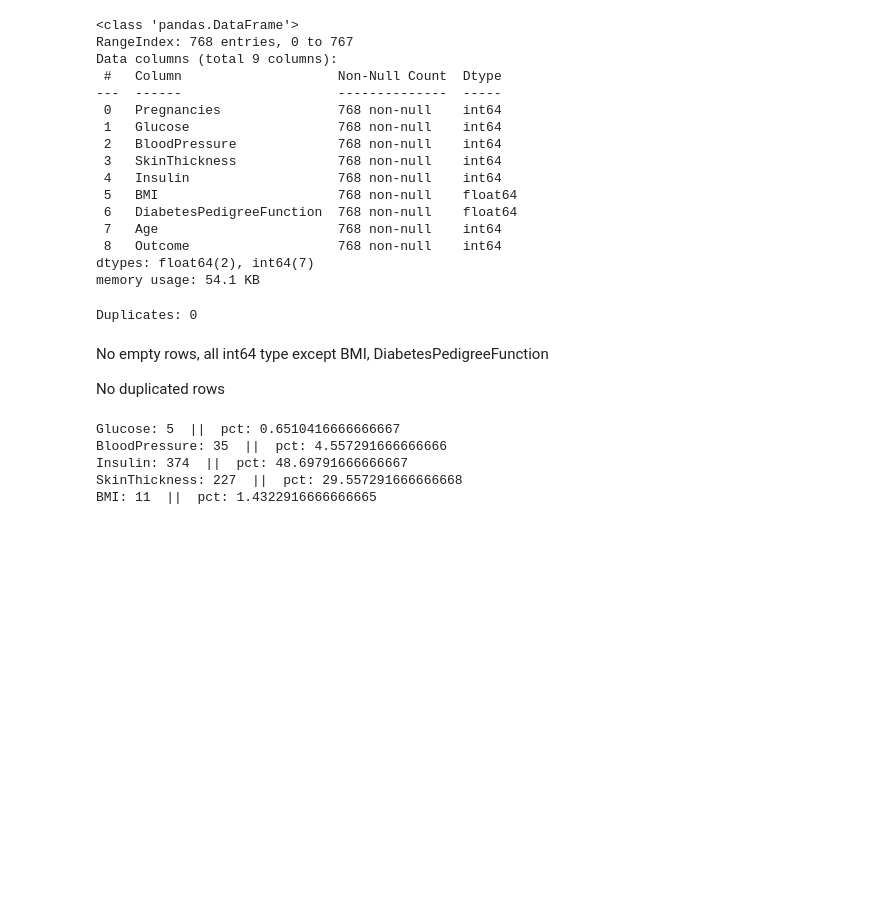
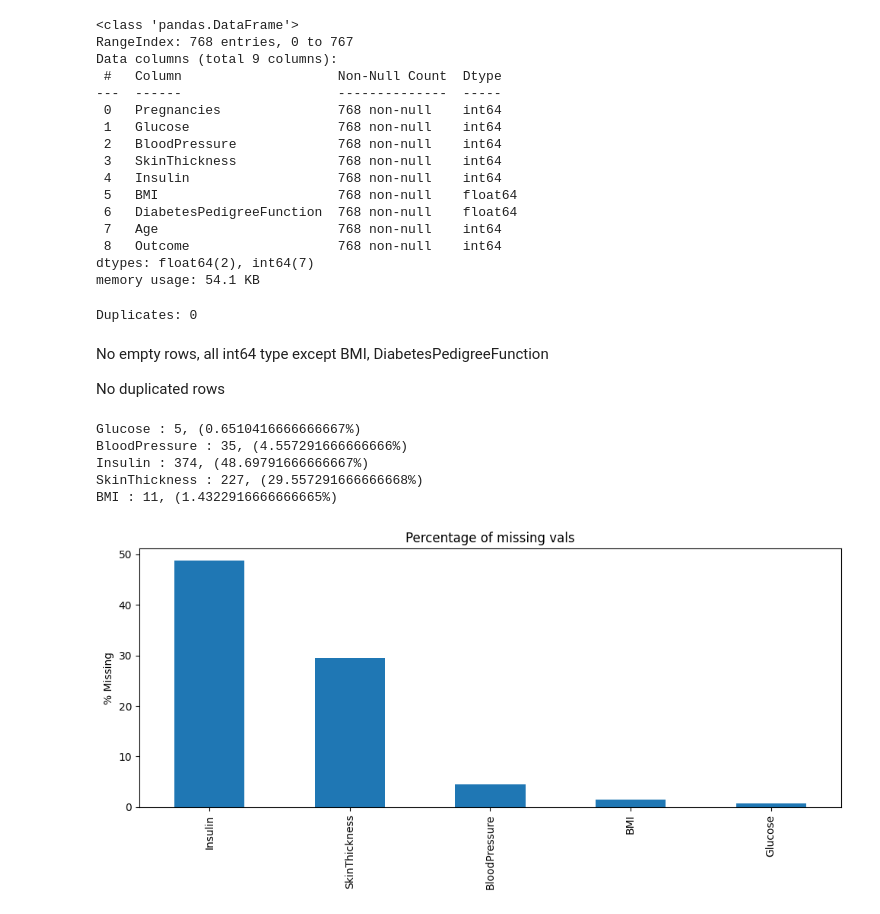
Before and after one commit to Adya-G-Bharadwaj/diagnostic-diabetes-detection, a Jupyter notebook: exploring-data.ipynb, the cells around one changed output. Saved outputs shown, nothing was run; the diff lists cells and outputs as text; code cells hidden in the pictures; blank space fills up the shorter version.

Commit message:
Figure out outcome distribution stuff

```diff
--- a/exploring-data.ipynb
+++ b/exploring-data.ipynb
@@ -56,10 +56,25 @@ zero_invalid = ["Glucose", "BloodPressure", "Insulin", "SkinThickness", "BMI"]
 for col in zero_invalid:
     count = (df[col]==0).sum()
     pct = count/len(df) * 100
-    print(f"{col}: {count}  ||  pct: {pct}")
+    print(f"{col} : {count}, ({pct}%)")
 # %% [output]
-Glucose: 5  ||  pct: 0.6510416666666667
-BloodPressure: 35  ||  pct: 4.557291666666666
-Insulin: 374  ||  pct: 48.69791666666667
-SkinThickness: 227  ||  pct: 29.557291666666668
-BMI: 11  ||  pct: 1.4322916666666665
+Glucose : 5, (0.6510416666666667%)
+BloodPressure : 35, (4.557291666666666%)
+Insulin : 374, (48.69791666666667%)
+SkinThickness : 227, (29.557291666666668%)
+BMI : 11, (1.4322916666666665%)
+# %%
+df_missing = df.copy()
+for col in zero_invalid:
+    df_missing[col] = df_missing[col].replace(0,np.nan)
+
+fig, ax = plt.subplots(figsize = (10,5))
+missing_pct = (df_missing.isnull().sum() / len(df_missing) * 100).sort_values(ascending=False)
+missing_pct = missing_pct[missing_pct > 0]
+missing_pct.plot(kind = "bar", ax=ax)
+ax.set_title("Percentage of missing vals")
+ax.set_ylabel("% Missing")
+plt.tight_layout()
+plt.show()
+# %% [output]
+[figure, added]
```
Also changed, not shown: parts of 4 cells of this notebook.
